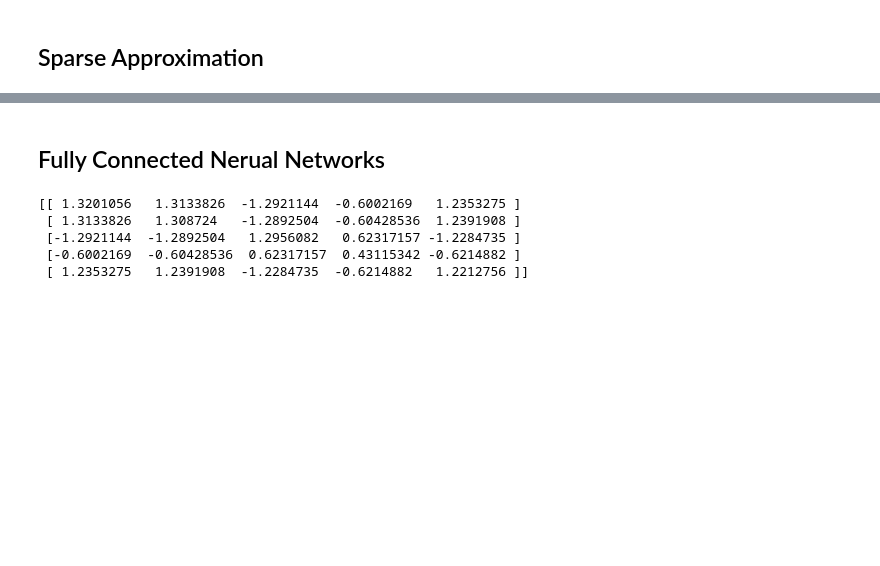
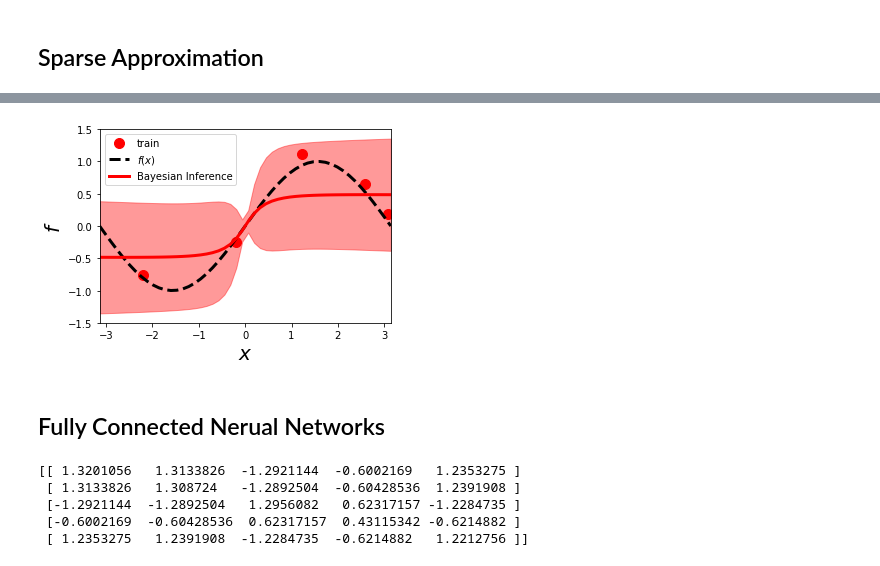
Before and after one commit to NiuJ1ao/Data-Augmentation-in-Infinitely-Wide-Neural-Networks, a Jupyter notebook: neural-tangent-cookbook.ipynb, the cells around one changed output, grey strips where cells are left out. Cells and saved outputs as stored; diff of their text form; code cells hidden in the pictures; blank space fills up the shorter version.

```diff
--- a/neural-tangent-cookbook.ipynb
+++ b/neural-tangent-cookbook.ipynb
@@ -188,0 +185,22 @@ TypeError: __init__() got an unexpected keyword argument 'data_train'
+# %%
+from snngp import SNNGP
+from inducing_points import random_select
+
+hyperparams = dict(
+    hid_dim=512,
+    nonlinearity=stax.Erf
+)
+# inducing_points = random_select(train_xs, 5)
+snngp = SNNGP(model=FCN, hyper_params=hyperparams, train_data=(train_xs, train_ys.flatten()), inducing_points=train_xs, num_latent_gps=1)
+
+interval = snngp.evaluate()
+print(f"interval: {interval}")
+
+snngp.optimize()
+
+interval = snngp.evaluate()
+print(f"interval: {interval}")
+
+snngp_mean, snngp_cov = snngp.predict(test_xs)
+snngp_mean = np.reshape(snngp_mean, (-1,))
+snngp_std = np.sqrt(np.diag(snngp_cov))
@@ -189,3 +231,16 @@ TypeError: __init__() got an unexpected keyword argument 'data_train'
+# %%
+plot_fn((snngp.inducing_points, train_ys), test)
+plt.plot(test_xs, snngp_mean, 'r-', linewidth=3)
+plt.fill_between(np.reshape(test_xs, (-1,)), snngp_mean - 2 * snngp_std, snngp_mean + 2 * snngp_std, color='red', alpha=0.4)
+
+plt.xlim([-np.pi, np.pi])
+plt.ylim([-1.5, 1.5])
+
+legend(["train", "$f(x)$", "Bayesian Inference"], loc="upper left")
+
+finalize_plot((0.85, 0.6))
+# %% [output]
+[figure, added]
 # %% [markdown]
 ## Fully Connected Nerual Networks
 # %%
```
Also changed, not shown: parts of 6 cells of this notebook, 5 other files.
